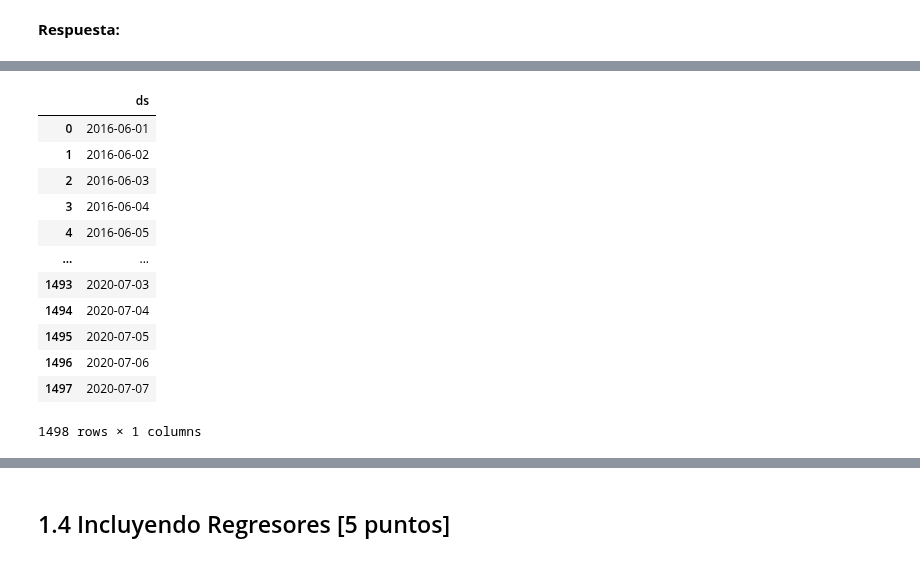
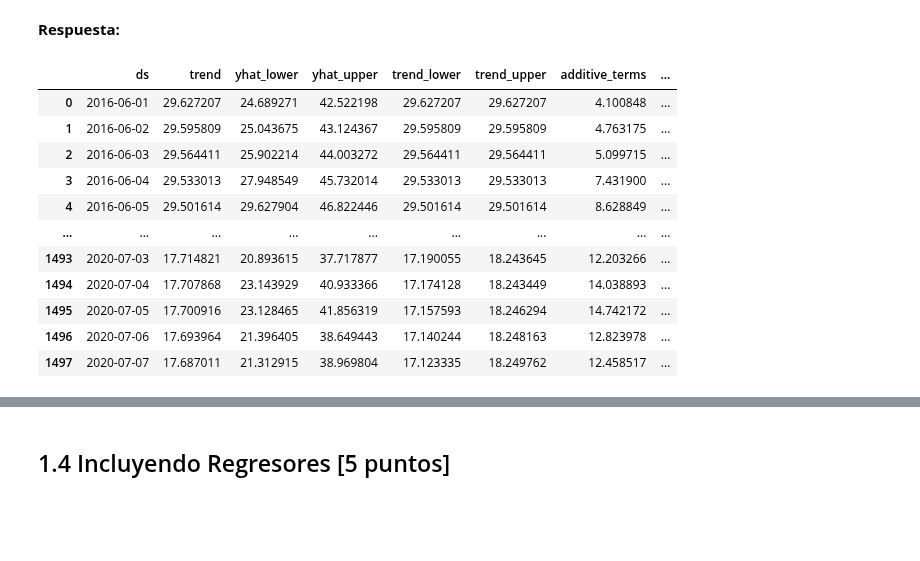
Before and after one commit to carinunez/Labs_MDS, a Jupyter notebook: lab8/Lab8.ipynb, the cells around one changed output, grey strips where cells are left out. Drawn from its saved outputs; the diff is of its cells as text; code cells hidden in the pictures; blank space fills up the shorter version.

```diff
--- a/lab8/Lab8.ipynb
+++ b/lab8/Lab8.ipynb
@@ -208,8 +208,23 @@ IProgress not found. Please update jupyter and ipywidgets. See https://ipywidget
 # %% [markdown]
 **Respuesta:**
 # %%
+
 model = Prophet()
+# 2
 model.fit(train)
 future = model.make_future_dataframe(periods=len(test))
-future
+forecast = model.predict(future)
+forecast
 # %% [output]
+|  | ds | trend | yhat_lower | yhat_upper | trend_lower | trend_upper | additive_terms | ... |
+| 0 | 2016-06-01 | 29.627207 | 24.689271 | 42.522198 | 29.627207 | 29.627207 | 4.100848 | ... |
+| 1 | 2016-06-02 | 29.595809 | 25.043675 | 43.124367 | 29.595809 | 29.595809 | 4.763175 | ... |
+| 2 | 2016-06-03 | 29.564411 | 25.902214 | 44.003272 | 29.564411 | 29.564411 | 5.099715 | ... |
+| 3 | 2016-06-04 | 29.533013 | 27.948549 | 45.732014 | 29.533013 | 29.533013 | 7.431900 | ... |
+| 4 | 2016-06-05 | 29.501614 | 29.627904 | 46.822446 | 29.501614 | 29.501614 | 8.628849 | ... |
+| ... | ... | ... | ... | ... | ... | ... | ... | ... |
+| 1493 | 2020-07-03 | 17.714821 | 20.893615 | 37.717877 | 17.190055 | 18.243645 | 12.203266 | ... |
+| 1494 | 2020-07-04 | 17.707868 | 23.143929 | 40.933366 | 17.174128 | 18.243449 | 14.038893 | ... |
+| 1495 | 2020-07-05 | 17.700916 | 23.128465 | 41.856319 | 17.157593 | 18.246294 | 14.742172 | ... |
+| 1496 | 2020-07-06 | 17.693964 | 21.396405 | 38.649443 | 17.140244 | 18.248163 | 12.823978 | ... |
+| 1497 | 2020-07-07 | 17.687011 | 21.312915 | 38.969804 | 17.123335 | 18.249762 | 12.458517 | ... |
@@ -218,13 +231,0 @@ future
-|  | ds |
-| 0 | 2016-06-01 |
-| 1 | 2016-06-02 |
-| 2 | 2016-06-03 |
-| 3 | 2016-06-04 |
-| 4 | 2016-06-05 |
-| ... | ... |
-| 1493 | 2020-07-03 |
-| 1494 | 2020-07-04 |
-| 1495 | 2020-07-05 |
-| 1496 | 2020-07-06 |
-| 1497 | 2020-07-07 |
-1498 rows × 1 columns
```
Also changed, not shown: parts of 14 cells of this notebook.
